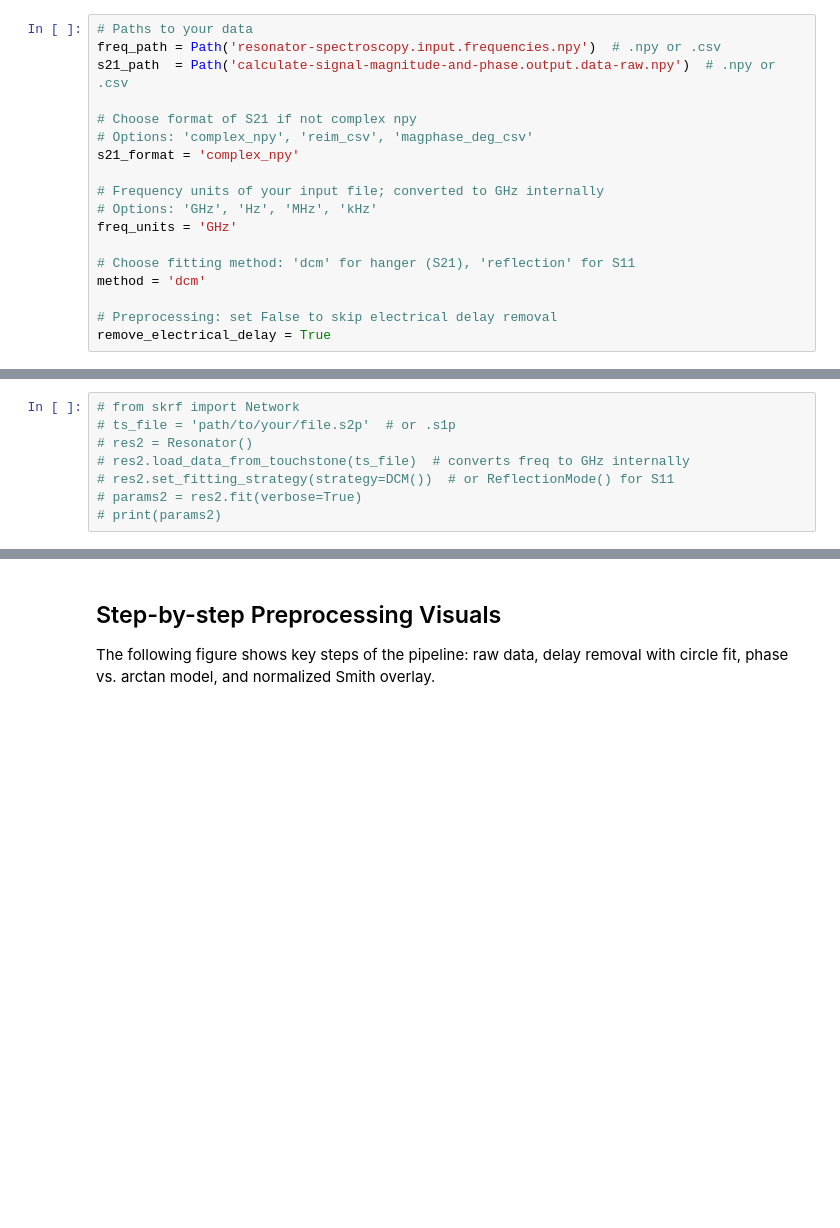
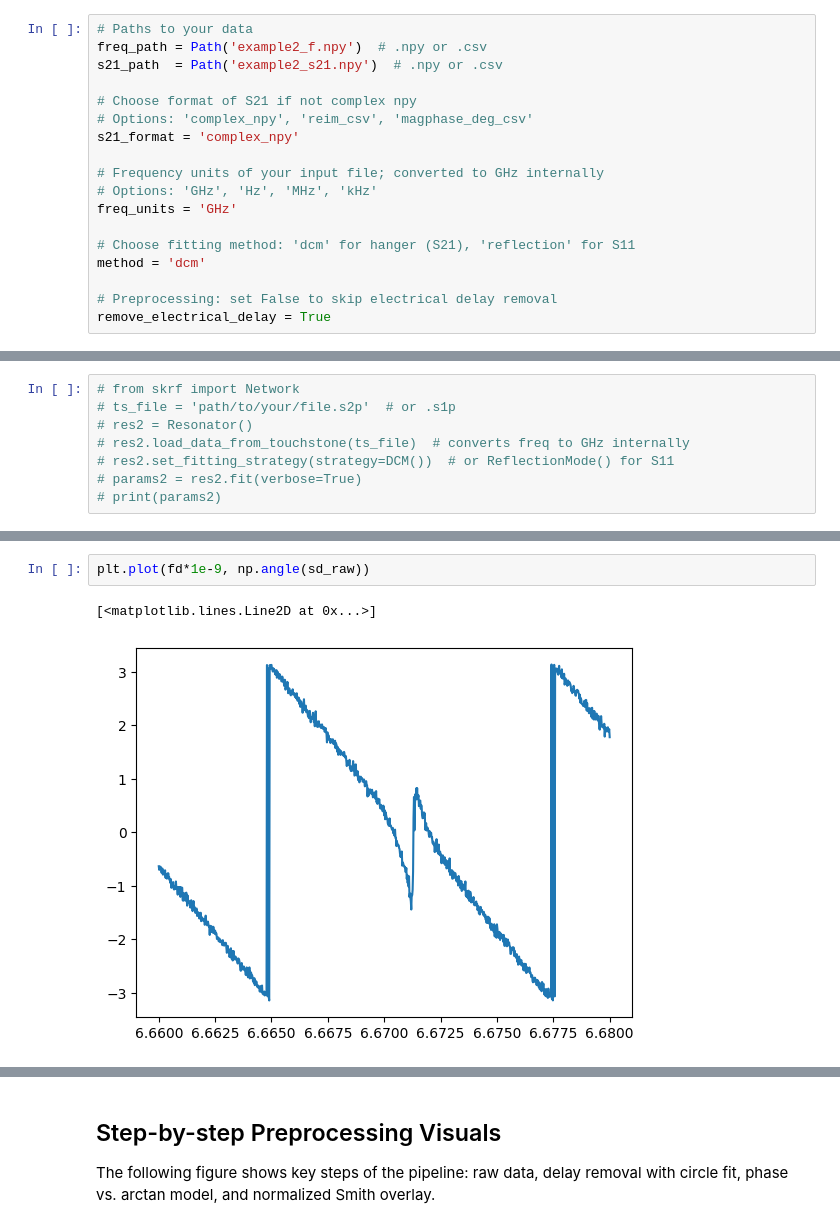
Before and after one commit to Boulder-Cryogenic-Quantum-Testbed/scresonators, a Jupyter notebook: examples/fit_custom.ipynb, the cells around one changed output, grey strips where cells are left out. Drawn from its saved outputs; the diff is of its cells as text; blank space fills up the shorter version.

```diff
--- a/examples/fit_custom.ipynb
+++ b/examples/fit_custom.ipynb
@@ -44,8 +44,8 @@ except Exception:
 Edit paths and options below to match your data. For the repo example files, the defaults work.
 # %%
 # Paths to your data
-freq_path = Path('resonator-spectroscopy.input.frequencies.npy')  # .npy or .csv
-s21_path  = Path('calculate-signal-magnitude-and-phase.output.data-raw.npy')  # .npy or .csv
+freq_path = Path('example2_f.npy')  # .npy or .csv
+s21_path  = Path('example2_s21.npy')  # .npy or .csv
 
 # Choose format of S21 if not complex npy
 # Options: 'complex_npy', 'reim_csv', 'magphase_deg_csv'
@@ -275 +297,6 @@ Uncomment and adapt the cell below.
+# %%
+plt.plot(fd*1e-9, np.angle(sd_raw))
+# %% [output]
+[<matplotlib.lines.Line2D at 0x...>]
+[figure, added]
 # %%
```
Also changed, not shown: parts of 13 cells of this notebook, 8 other files.
